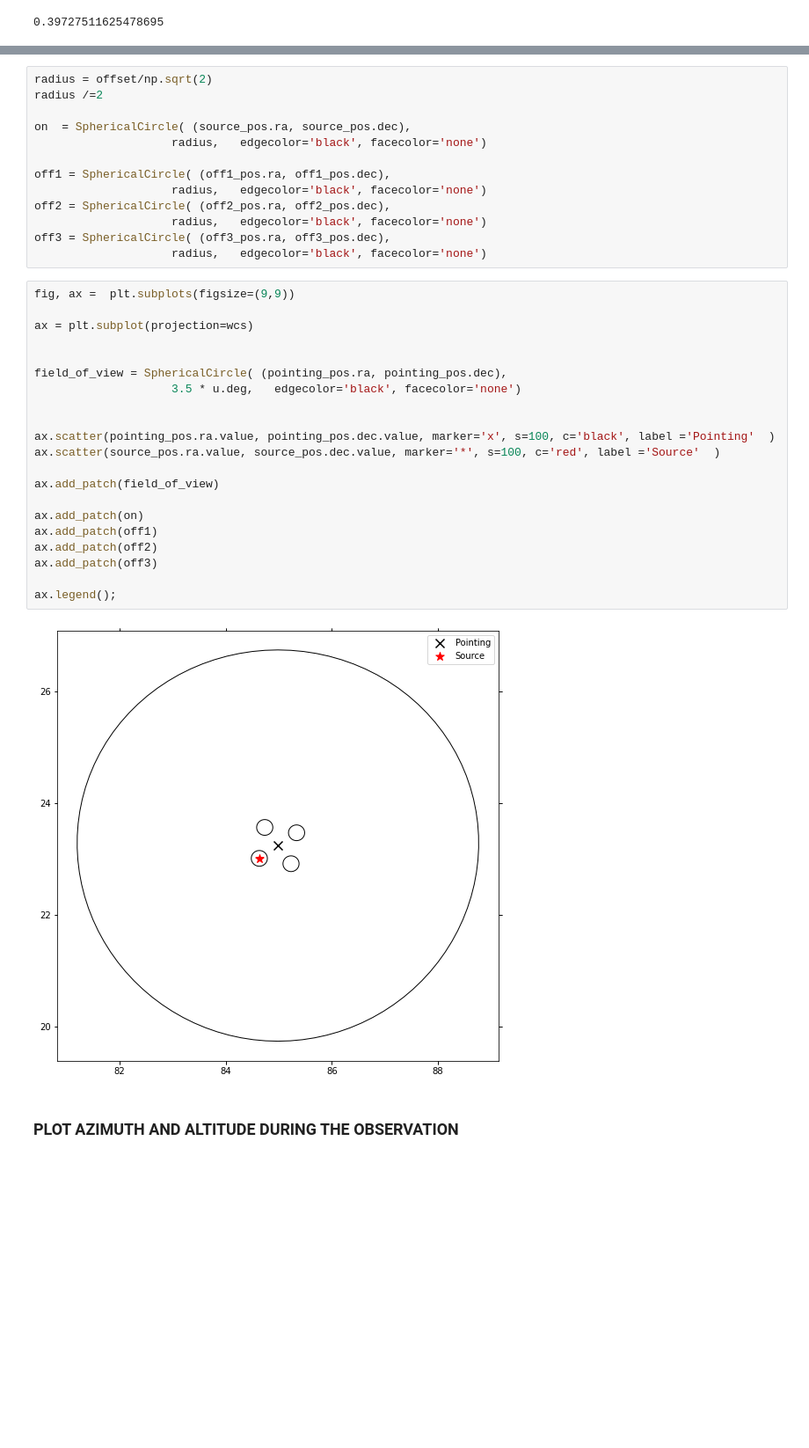
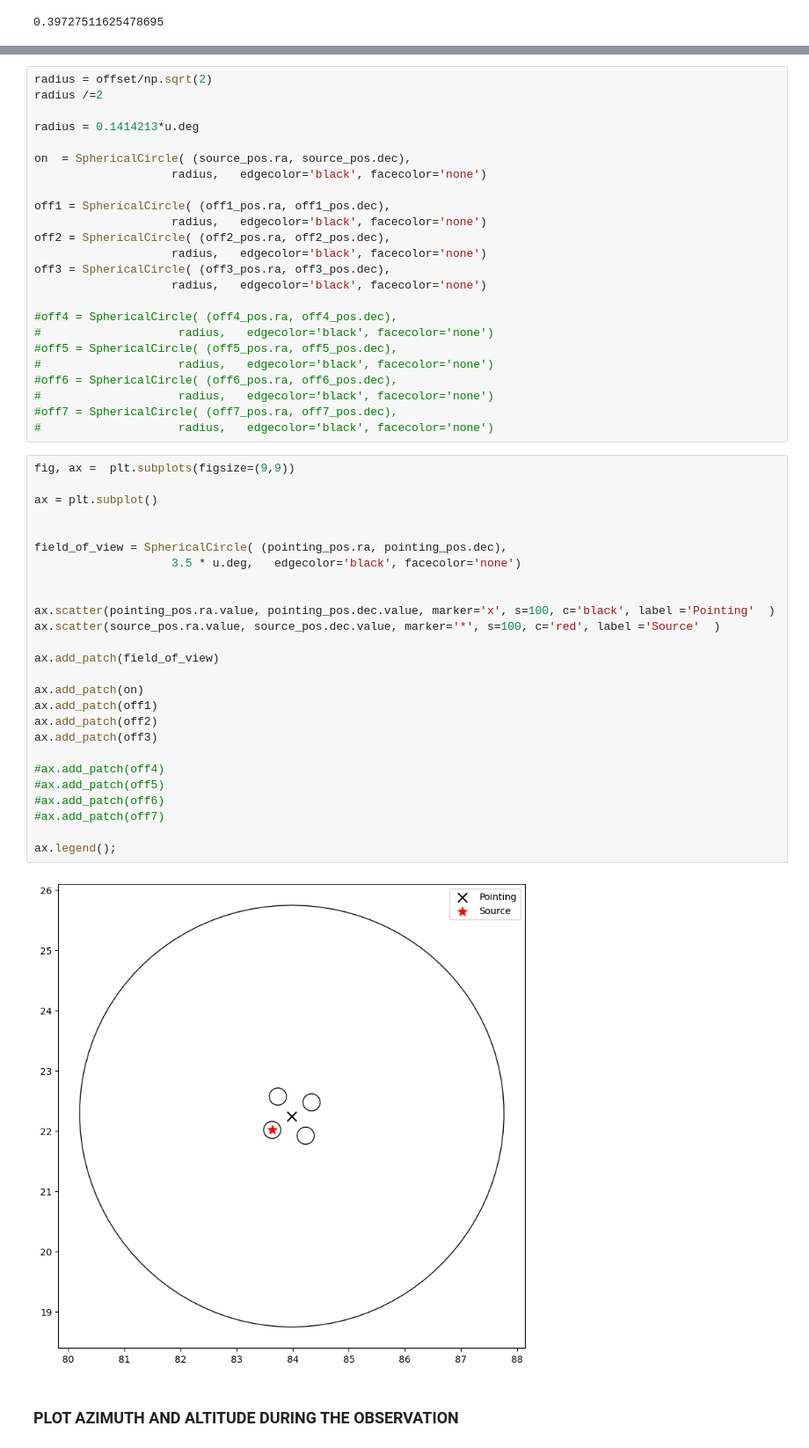
Before and after one commit to datacamp-astro/2022-arqus-bergen, a Jupyter notebook: hands_on/3_spectrum/Spectrum_no_gammapy_test.ipynb, the cells around one changed output, grey strips where cells are left out. Shown at 88% size. Saved outputs shown, nothing was run; the diff lists cells and outputs as text; blank space fills up the shorter version.

```diff
--- a/hands_on/3_spectrum/Spectrum_no_gammapy_test.ipynb
+++ b/hands_on/3_spectrum/Spectrum_no_gammapy_test.ipynb
@@ -93,6 +103,8 @@ off3_pos = pointing_pos.directional_offset_by(position_angle=off3_angle, separat
 # %%
 radius = offset/np.sqrt(2)
 radius /=2
+
+radius = 0.1414213*u.deg
 
 on  = SphericalCircle( (source_pos.ra, source_pos.dec),
                     radius,   edgecolor='black', facecolor='none')
@@ -103,29 +115,43 @@ off2 = SphericalCircle( (off2_pos.ra, off2_pos.dec),
                     radius,   edgecolor='black', facecolor='none')
 off3 = SphericalCircle( (off3_pos.ra, off3_pos.dec),
                     radius,   edgecolor='black', facecolor='none')
+
+#off4 = SphericalCircle( (off4_pos.ra, off4_pos.dec),
+#                    radius,   edgecolor='black', facecolor='none')
+#off5 = SphericalCircle( (off5_pos.ra, off5_pos.dec),
+#                    radius,   edgecolor='black', facecolor='none')
+#off6 = SphericalCircle( (off6_pos.ra, off6_pos.dec),
+#                    radius,   edgecolor='black', facecolor='none')
+#off7 = SphericalCircle( (off7_pos.ra, off7_pos.dec),
+#                    radius,   edgecolor='black', facecolor='none')
 # %%
 fig, ax =  plt.subplots(figsize=(9,9))
 
-ax = plt.subplot(projection=wcs)
+ax = plt.subplot()
 
 
 field_of_view = SphericalCircle( (pointing_pos.ra, pointing_pos.dec),
                     3.5 * u.deg,   edgecolor='black', facecolor='none')
 
 
 ax.scatter(pointing_pos.ra.value, pointing_pos.dec.value, marker='x', s=100, c='black', label ='Pointing'  )
 ax.scatter(source_pos.ra.value, source_pos.dec.value, marker='*', s=100, c='red', label ='Source'  )
 
 ax.add_patch(field_of_view)
 
 ax.add_patch(on)
 ax.add_patch(off1)
 ax.add_patch(off2)
 ax.add_patch(off3)
 
+#ax.add_patch(off4)
+#ax.add_patch(off5)
+#ax.add_patch(off6)
+#ax.add_patch(off7)
+
 ax.legend();
 # %% [output]
-[figure, old version]
+[figure, new version]
 # %% [markdown]
 ### PLOT AZIMUTH AND ALTITUDE DURING THE OBSERVATION
 # %%
```
Also changed, not shown: parts of 37 cells of this notebook.
